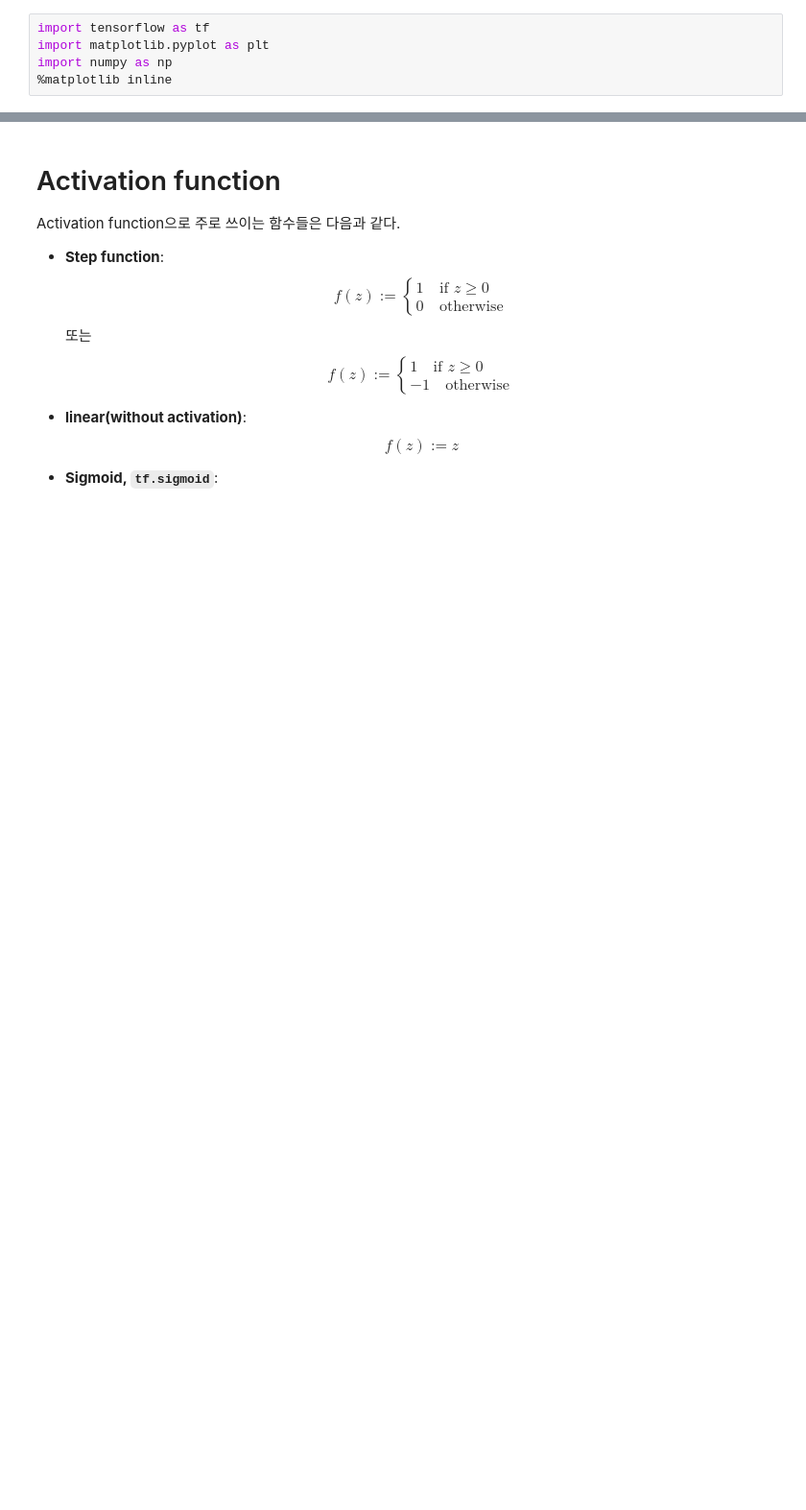
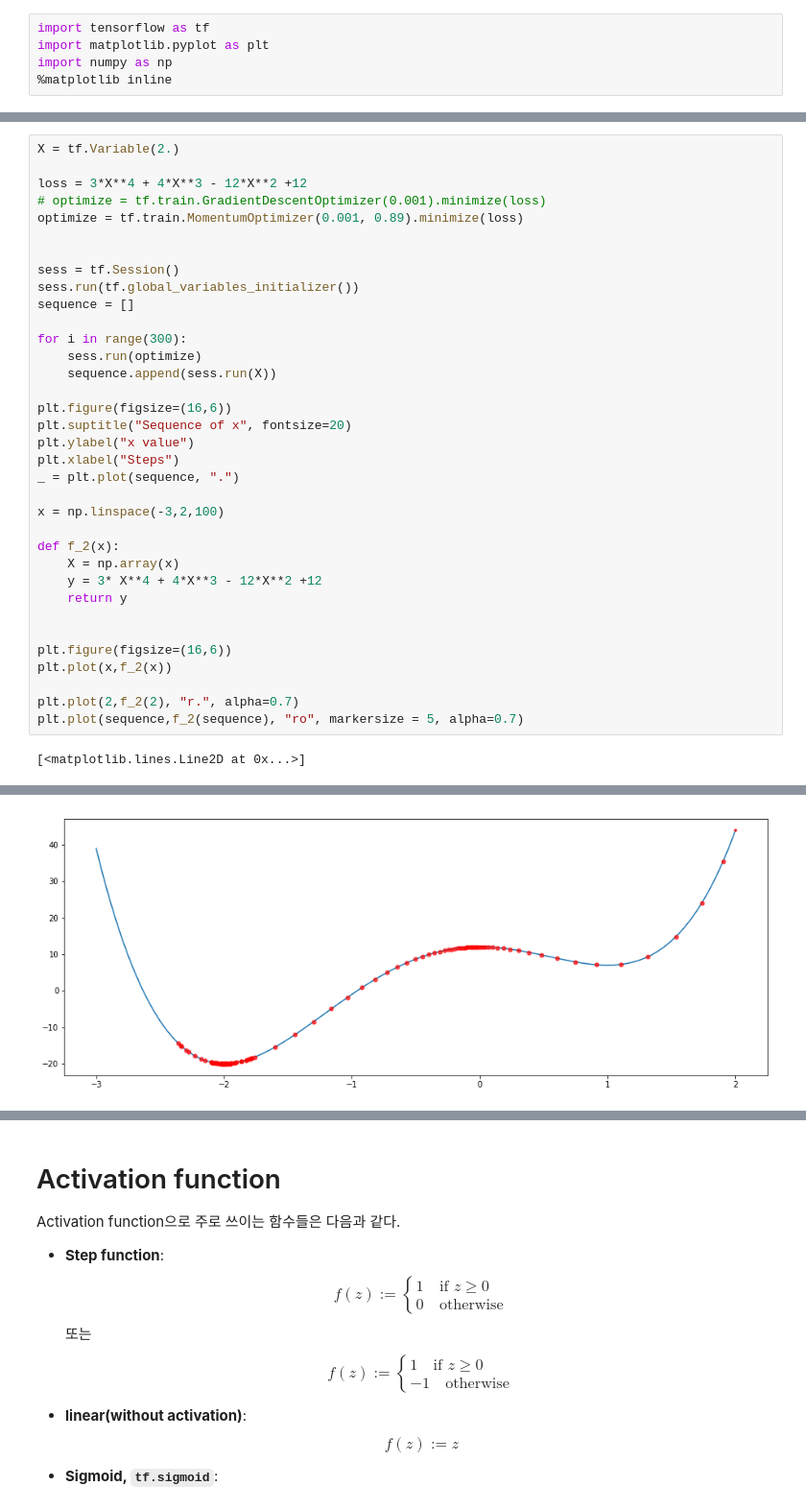
Before and after one commit to mjgim/tensorflow_tutorial, a Jupyter notebook: 3. Perceptron and Optimizer.ipynb, the cells around one changed output, grey strips where cells are left out. Shown at 96% size. Saved outputs shown, nothing was run; the diff lists cells and outputs as text; blank space fills up the shorter version.

```diff
--- a/3. Perceptron and Optimizer.ipynb
+++ b/3. Perceptron and Optimizer.ipynb
@@ -5,0 +136,37 @@ import numpy as np
+# %%
+X = tf.Variable(2.)
+
+loss = 3*X**4 + 4*X**3 - 12*X**2 +12
+# optimize = tf.train.GradientDescentOptimizer(0.001).minimize(loss)
+optimize = tf.train.MomentumOptimizer(0.001, 0.89).minimize(loss)
+
+
+sess = tf.Session()
+sess.run(tf.global_variables_initializer())
+sequence = []
+
+for i in range(300):
+    sess.run(optimize)
+    sequence.append(sess.run(X))
+
+plt.figure(figsize=(16,6))
+plt.suptitle("Sequence of x", fontsize=20)
+plt.ylabel("x value")
+plt.xlabel("Steps")
+_ = plt.plot(sequence, ".")
+
+x = np.linspace(-3,2,100)
+
+def f_2(x):
+    X = np.array(x)
+    y = 3* X**4 + 4*X**3 - 12*X**2 +12
+    return y
+
+
+plt.figure(figsize=(16,6))
+plt.plot(x,f_2(x))
+
+plt.plot(2,f_2(2), "r.", alpha=0.7)
+plt.plot(sequence,f_2(sequence), "ro", markersize = 5, alpha=0.7)
+# %% [output]
+[<matplotlib.lines.Line2D at 0x...>]
@@ -6,3 +174,4 @@ import numpy as np
+[figure, added]
 # %% [markdown]
 # Perceptron
 
```
Also changed, not shown: parts of 11 cells of this notebook, 6 other files.
